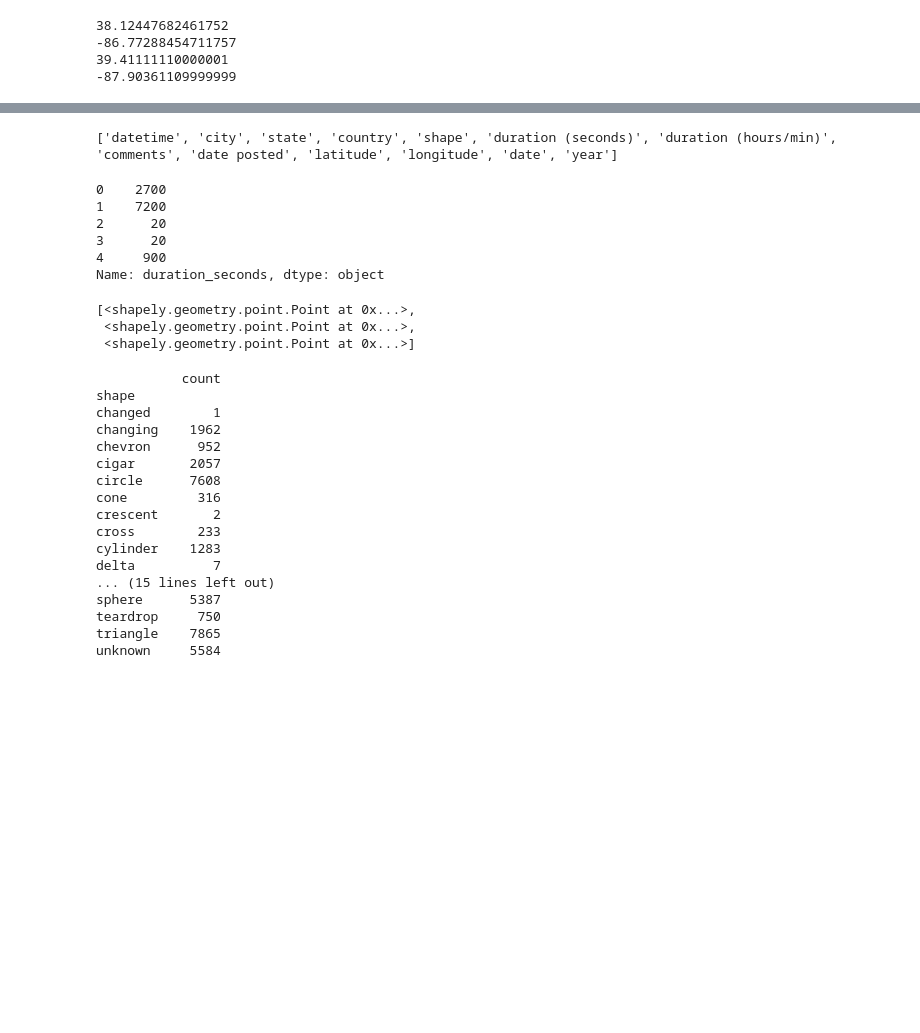
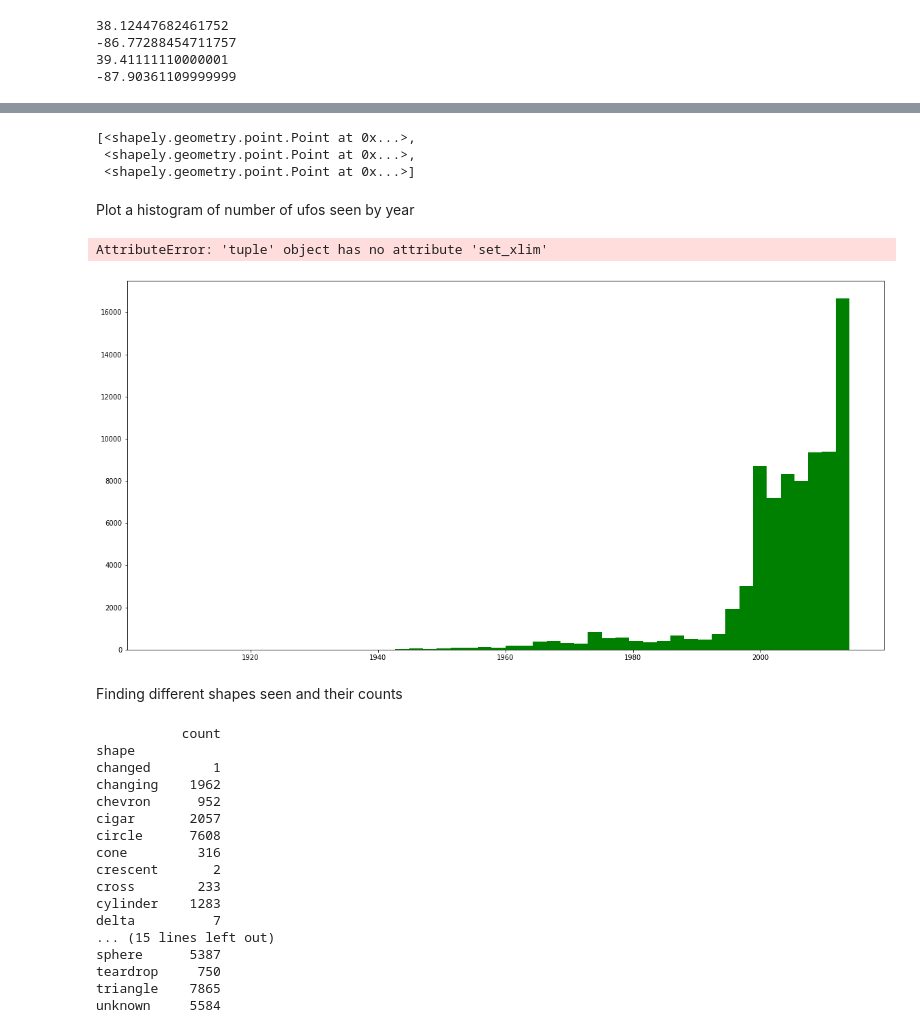
Before and after one commit to laffertyrichard/capstone1, a Jupyter notebook: capstone1.ipynb, the cells around one changed output, grey strips where cells are left out. Drawn from its saved outputs; the diff is of its cells as text; code cells hidden in the pictures; blank space fills up the shorter version.

```diff
--- a/capstone1.ipynb
+++ b/capstone1.ipynb
@@ -70,0 +91,2 @@ Name: time, dtype: object
+# %%
+ufo['datetime'] = pd.to_datetime(ufo.date) + pd.to_timedelta(ufo.time)
@@ -70,0 +95,2 @@ Name: time, dtype: object
+# %%
+ufo['year'] = ufo['datetime'].dt.year
@@ -84,0 +130,2 @@ print(ufo['longitude'].median())
+# %%
+ufo['duration_seconds'] = pd.to_numeric(ufo.duration_seconds, errors = 'coerce')
@@ -231,7 +164,3 @@ print (ufo[pd.to_numeric(ufo.duration_seconds, errors='coerce').isnull()])
-# %%
-print(ufo.columns.to_list())
-# %% [output]
-['datetime', 'city', 'state', 'country', 'shape', 'duration (seconds)', 'duration (hours/min)', 'comments', 'date posted', 'latitude', 'longitude', 'date', 'year']
 # %%
 world = gpd.read_file(gpd.datasets.get_path('naturalearth_lowres'))
 
@@ -240,21 +169,22 @@ world = world[world.name != 'Antarctica']
 long_lat_points = [Point(xy) for xy in zip(ufo['longitude'], ufo['latitude'])]
 
 crs = {"init": "epsg:4326"}
-# %%
-print(ufo.duration_seconds.head())
-# %% [output]
-0    2700
-1    7200
-2      20
-3      20
-4     900
-Name: duration_seconds, dtype: object
 # %%
 long_lat_points[:3]
 # %% [output]
 [<shapely.geometry.point.Point at 0x...>,
  <shapely.geometry.point.Point at 0x...>,
  <shapely.geometry.point.Point at 0x...>]
+# %% [markdown]
+Plot a histogram of number of ufos seen by year
+# %%
+ax = plt.hist(ufo['year'], bins = 50, color = 'green')
+ax.set_xlim(xmin = 1949, xmax = 2013)
+# %% [output]
+AttributeError: 'tuple' object has no attribute 'set_xlim'
+[figure, added]
+# %% [markdown]
+Finding different shapes seen and their counts
 # %%
 shapes_seen = ufo.groupby('shape').shape.agg(['count'])
 # %%
```
Also changed, not shown: parts of 31 cells of this notebook.
